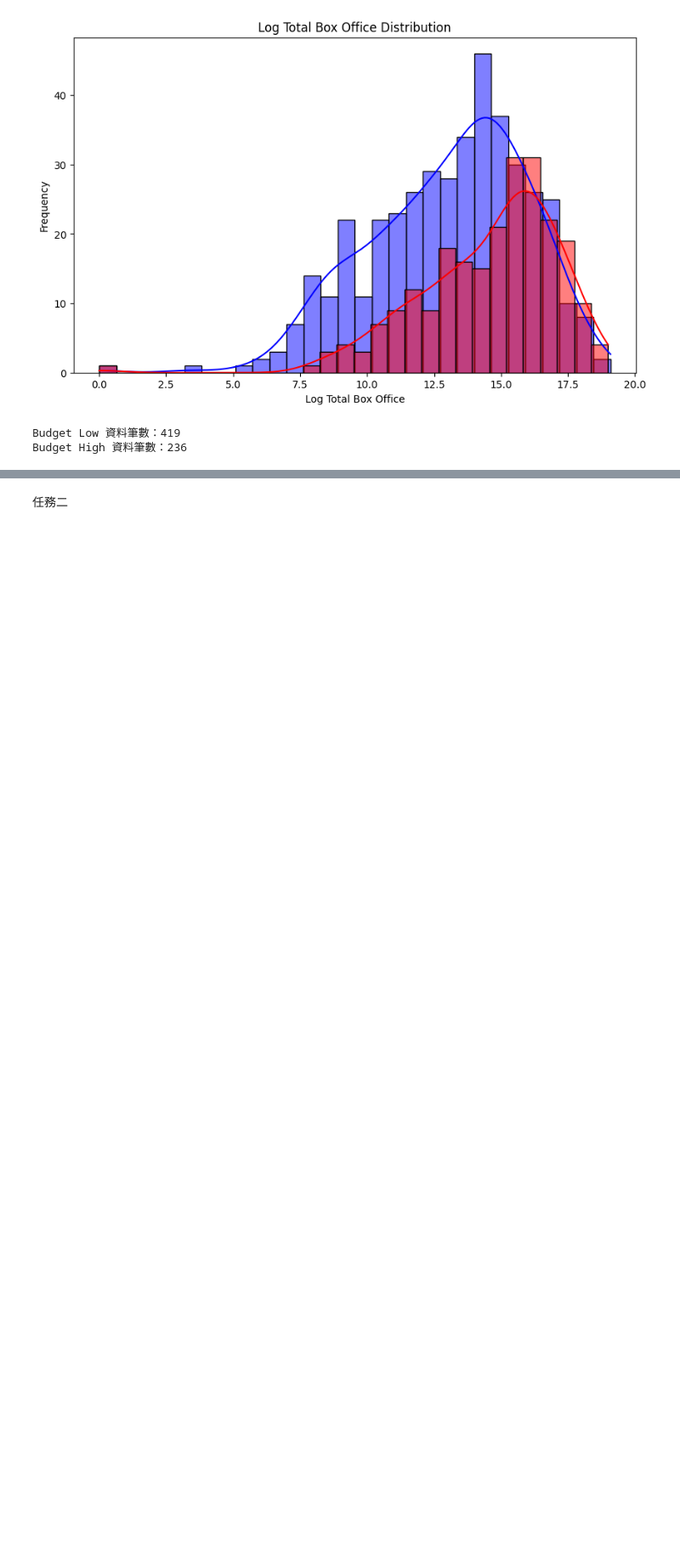
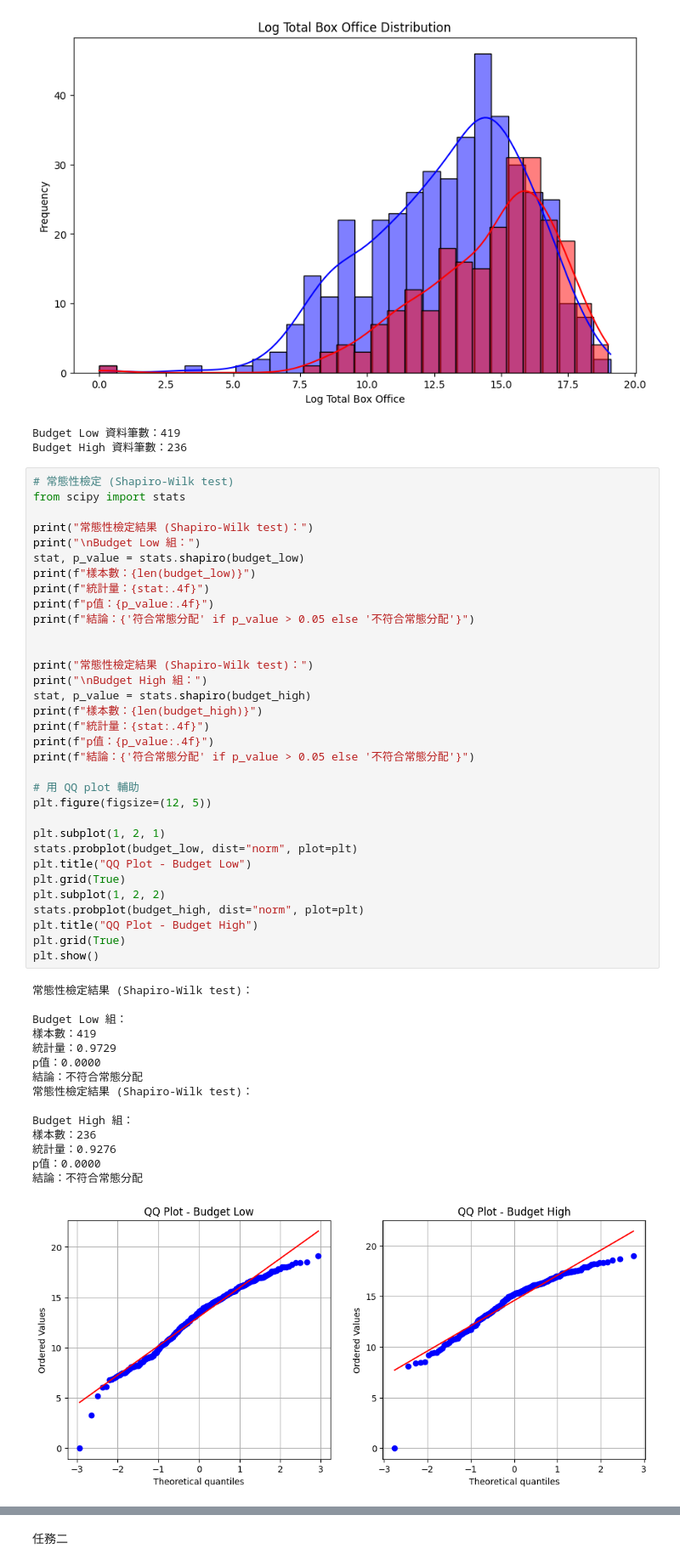
Before and after one commit to Ocean1029/Statistics_Final_Project, a Jupyter notebook: test_1.ipynb, the cells around one changed output, grey strips where cells are left out. Shown at 85% size. Cells and saved outputs as stored; diff of their text form; blank space fills up the shorter version.

```diff
--- a/test_1.ipynb
+++ b/test_1.ipynb
@@ -268,3 +268,52 @@ print(f"Budget High 資料筆數：{len(budget_high)}")
 [figure]
 Budget Low 資料筆數：419
 Budget High 資料筆數：236
+# %%
+# 常態性檢定 (Shapiro-Wilk test)
+from scipy import stats
+
+print("常態性檢定結果 (Shapiro-Wilk test)：")
+print("\nBudget Low 組：")
+stat, p_value = stats.shapiro(budget_low)
+print(f"樣本數：{len(budget_low)}")
+print(f"統計量：{stat:.4f}")
+print(f"p值：{p_value:.4f}")
+print(f"結論：{'符合常態分配' if p_value > 0.05 else '不符合常態分配'}")
+
+
+print("常態性檢定結果 (Shapiro-Wilk test)：")
+print("\nBudget High 組：")
+stat, p_value = stats.shapiro(budget_high)
+print(f"樣本數：{len(budget_high)}")
+print(f"統計量：{stat:.4f}")
+print(f"p值：{p_value:.4f}")
+print(f"結論：{'符合常態分配' if p_value > 0.05 else '不符合常態分配'}")
+
+# 用 QQ plot 輔助
+plt.figure(figsize=(12, 5))
+
+plt.subplot(1, 2, 1)
+stats.probplot(budget_low, dist="norm", plot=plt)
+plt.title("QQ Plot - Budget Low")
+plt.grid(True)
+plt.subplot(1, 2, 2)
+stats.probplot(budget_high, dist="norm", plot=plt)
+plt.title("QQ Plot - Budget High")
+plt.grid(True)
+plt.show()
+# %% [output]
+常態性檢定結果 (Shapiro-Wilk test)：
+
+Budget Low 組：
+樣本數：419
+統計量：0.9729
+p值：0.0000
+結論：不符合常態分配
+常態性檢定結果 (Shapiro-Wilk test)：
+
+Budget High 組：
+樣本數：236
+統計量：0.9276
+p值：0.0000
+結論：不符合常態分配
+[figure, added]
```
Also changed, not shown: parts of 8 cells of this notebook.
